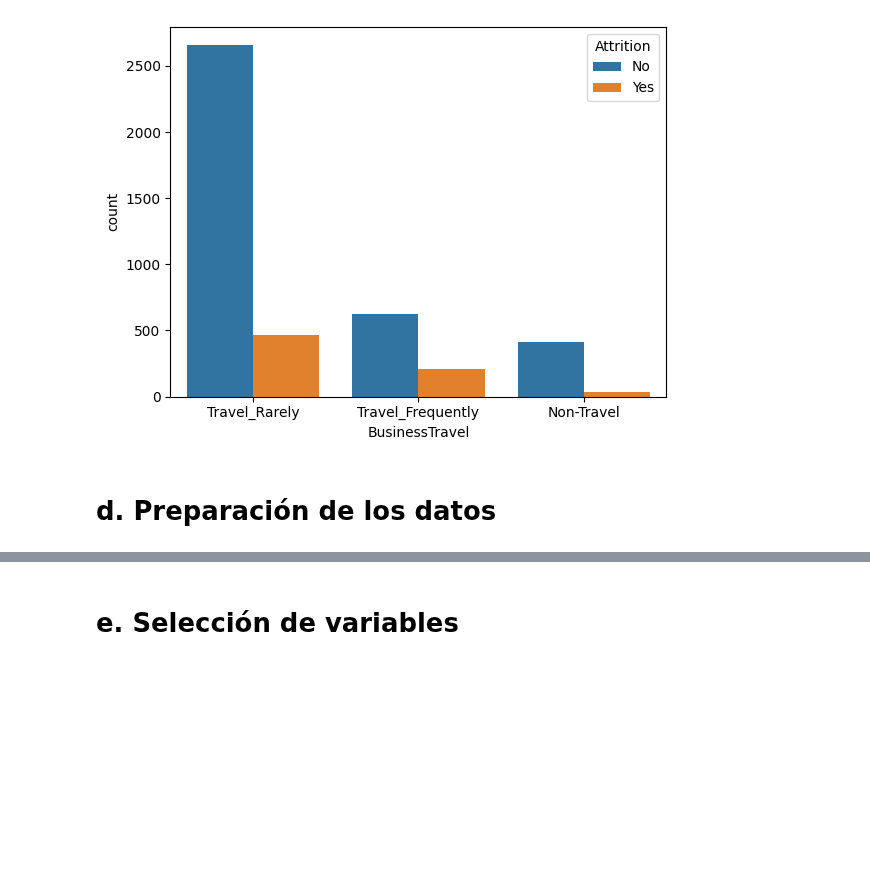
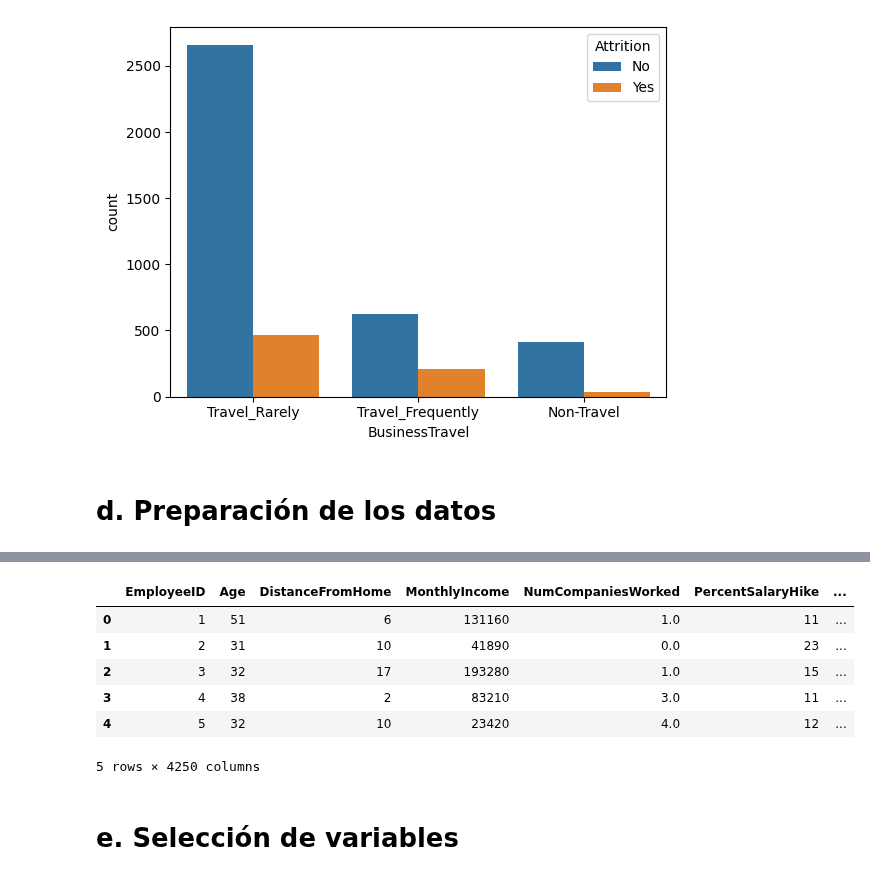
Before and after one commit to JavierBurgos-web/PROYECTO_ANALITICA_II, a Jupyter notebook: Entrega_uno.ipynb, the cells around one changed output, grey strips where cells are left out. Drawn from its saved outputs; the diff is of its cells as text; code cells hidden in the pictures; blank space fills up the shorter version.

```diff
--- a/Entrega_uno.ipynb
+++ b/Entrega_uno.ipynb
@@ -566,2 +586,23 @@ plt.show()
+# %%
+df_1.EnvironmentSatisfaction = df_1['EnvironmentSatisfaction'].astype(str)
+df_1.JobSatisfaction = df_1['JobSatisfaction'].astype(str)
+df_1.WorkLifeBalance = df_1['WorkLifeBalance'].astype(str)
+df_1.Education = df_1['Education'].astype(str)
+df_1.JobLevel = df_1['JobLevel'].astype(str)
+df_1.StockOptionLevel = df_1['StockOptionLevel'].astype(str)
+df_1.TrainingTimesLastYear = df_1['TrainingTimesLastYear'].astype(str)
+df_1.JobInvolvement = df_1['JobInvolvement'].astype(str)
+df_1.PerformanceRating = df_1['PerformanceRating'].astype(str)
+
+df_1 = pd.get_dummies(df_1)
+df_1.head()
+# %% [output]
+|  | EmployeeID | Age | DistanceFromHome | MonthlyIncome | NumCompaniesWorked | PercentSalaryHike | ... |
+| 0 | 1 | 51 | 6 | 131160 | 1.0 | 11 | ... |
+| 1 | 2 | 31 | 10 | 41890 | 0.0 | 23 | ... |
+| 2 | 3 | 32 | 17 | 193280 | 1.0 | 15 | ... |
+| 3 | 4 | 38 | 2 | 83210 | 3.0 | 11 | ... |
+| 4 | 5 | 32 | 10 | 23420 | 4.0 | 12 | ... |
+5 rows × 4250 columns
 # %% [markdown]
 # e. Selección de variables
```
Also changed, not shown: parts of 6 cells of this notebook.
